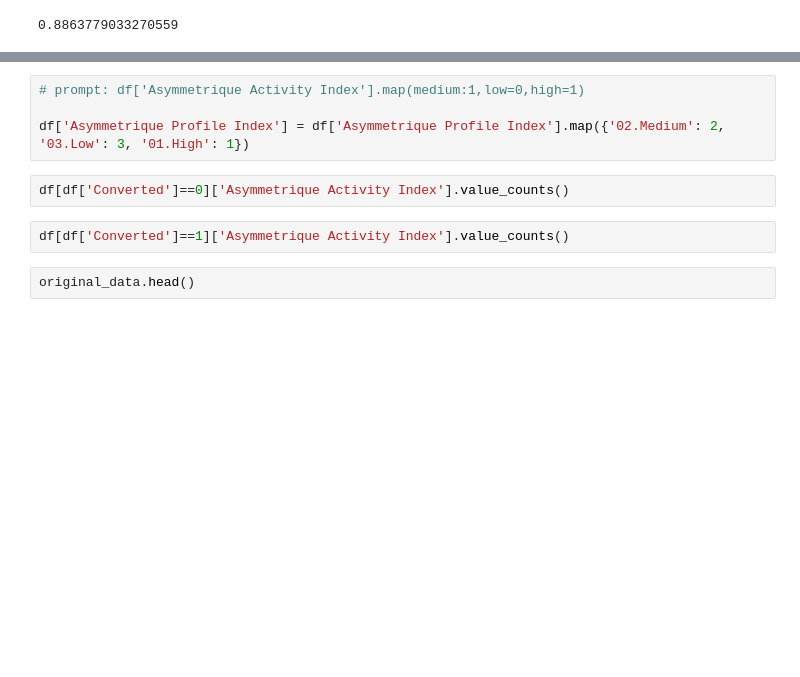
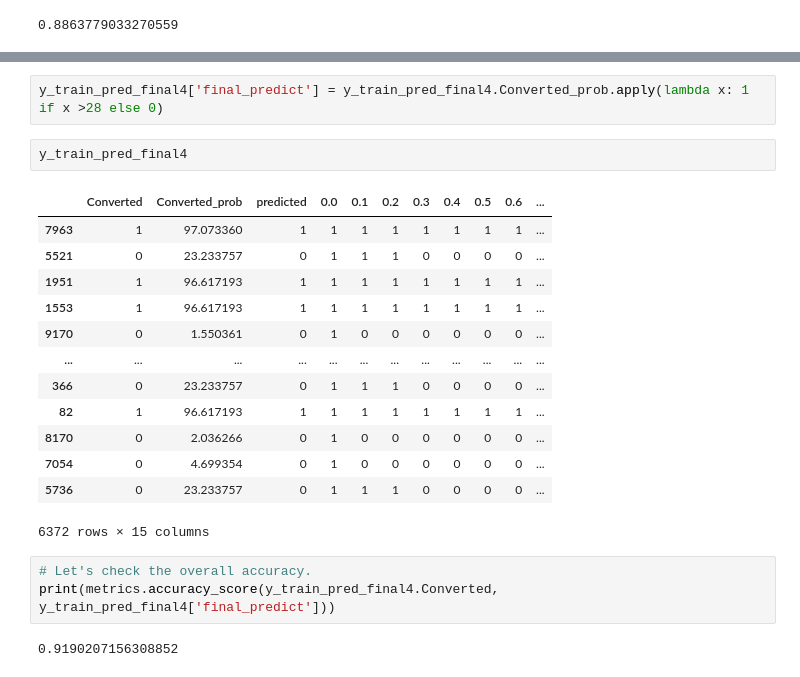
Before and after one commit to Rajeswar7913/GitHub-test, a Jupyter notebook: Lead_Score.ipynb, the cells around one changed output, grey strips where cells are left out. Saved outputs shown, nothing was run; the diff lists cells and outputs as text; blank space fills up the shorter version.

```diff
--- a/Lead_Score.ipynb
+++ b/Lead_Score.ipynb
@@ -936,10 +922,23 @@ df['Asymmetrique Profile Index'].value_counts()
-# %%
-# prompt: df['Asymmetrique Activity Index'].map(medium:1,low=0,high=1)
-
-df['Asymmetrique Profile Index'] = df['Asymmetrique Profile Index'].map({'02.Medium': 2, '03.Low': 3, '01.High': 1})
-# %%
-df[df['Converted']==0]['Asymmetrique Activity Index'].value_counts()
-# %%
-df[df['Converted']==1]['Asymmetrique Activity Index'].value_counts()
-# %%
-original_data.head()
+# %%
+y_train_pred_final4['final_predict'] = y_train_pred_final4.Converted_prob.apply(lambda x: 1 if x >28 else 0)
+# %%
+y_train_pred_final4
+# %% [output]
+|  | Converted | Converted_prob | predicted | 0.0 | 0.1 | 0.2 | 0.3 | 0.4 | 0.5 | 0.6 | ... |
+| 7963 | 1 | 97.073360 | 1 | 1 | 1 | 1 | 1 | 1 | 1 | 1 | ... |
+| 5521 | 0 | 23.233757 | 0 | 1 | 1 | 1 | 0 | 0 | 0 | 0 | ... |
+| 1951 | 1 | 96.617193 | 1 | 1 | 1 | 1 | 1 | 1 | 1 | 1 | ... |
+| 1553 | 1 | 96.617193 | 1 | 1 | 1 | 1 | 1 | 1 | 1 | 1 | ... |
+| 9170 | 0 | 1.550361 | 0 | 1 | 0 | 0 | 0 | 0 | 0 | 0 | ... |
+| ... | ... | ... | ... | ... | ... | ... | ... | ... | ... | ... | ... |
+| 366 | 0 | 23.233757 | 0 | 1 | 1 | 1 | 0 | 0 | 0 | 0 | ... |
+| 82 | 1 | 96.617193 | 1 | 1 | 1 | 1 | 1 | 1 | 1 | 1 | ... |
+| 8170 | 0 | 2.036266 | 0 | 1 | 0 | 0 | 0 | 0 | 0 | 0 | ... |
+| 7054 | 0 | 4.699354 | 0 | 1 | 0 | 0 | 0 | 0 | 0 | 0 | ... |
+| 5736 | 0 | 23.233757 | 0 | 1 | 1 | 1 | 0 | 0 | 0 | 0 | ... |
+6372 rows × 15 columns
+# %%
+# Let's check the overall accuracy.
+print(metrics.accuracy_score(y_train_pred_final4.Converted, y_train_pred_final4['final_predict']))
+# %% [output]
+0.9190207156308852
```
Also changed, not shown: parts of 9 cells of this notebook.
